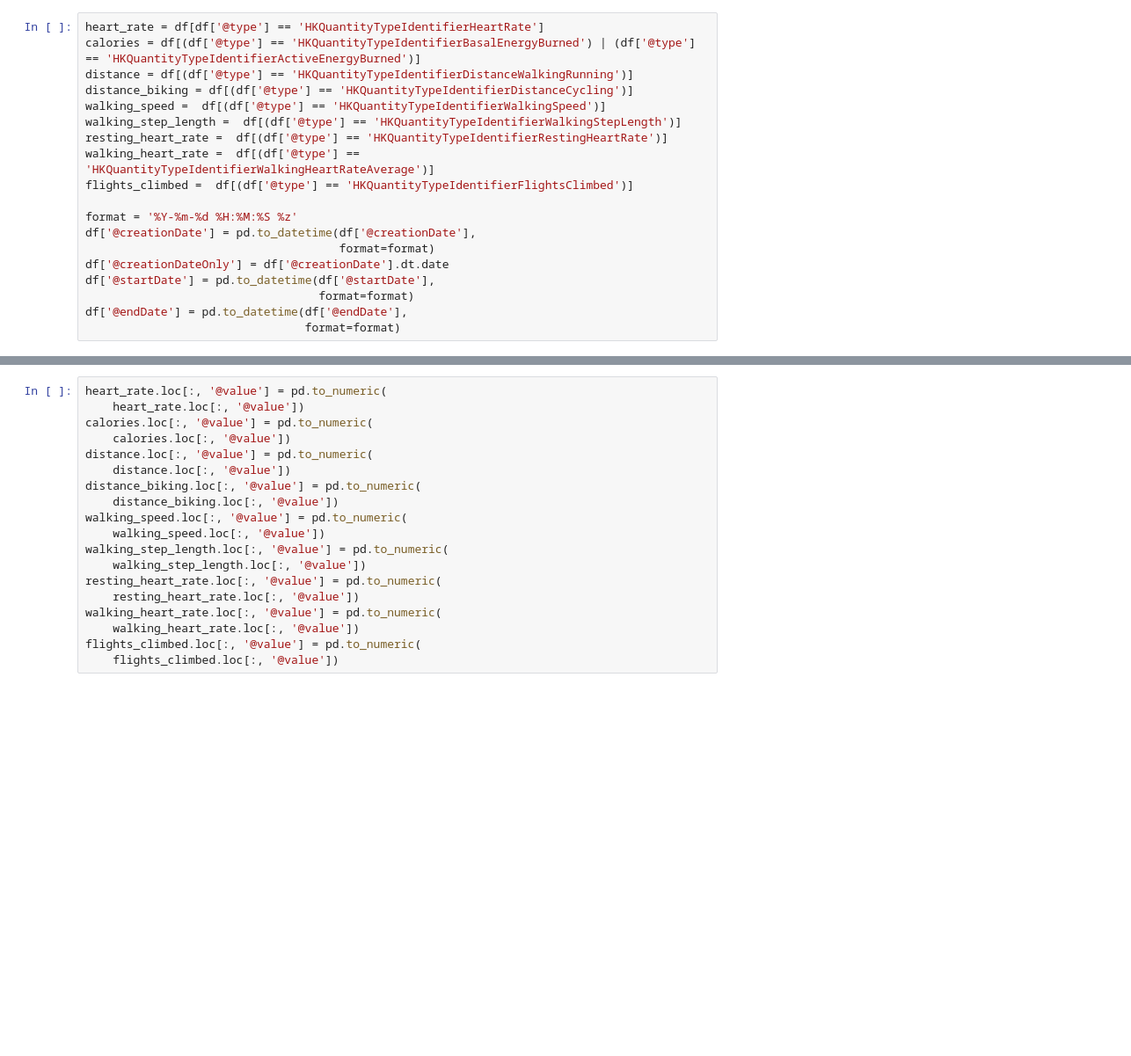
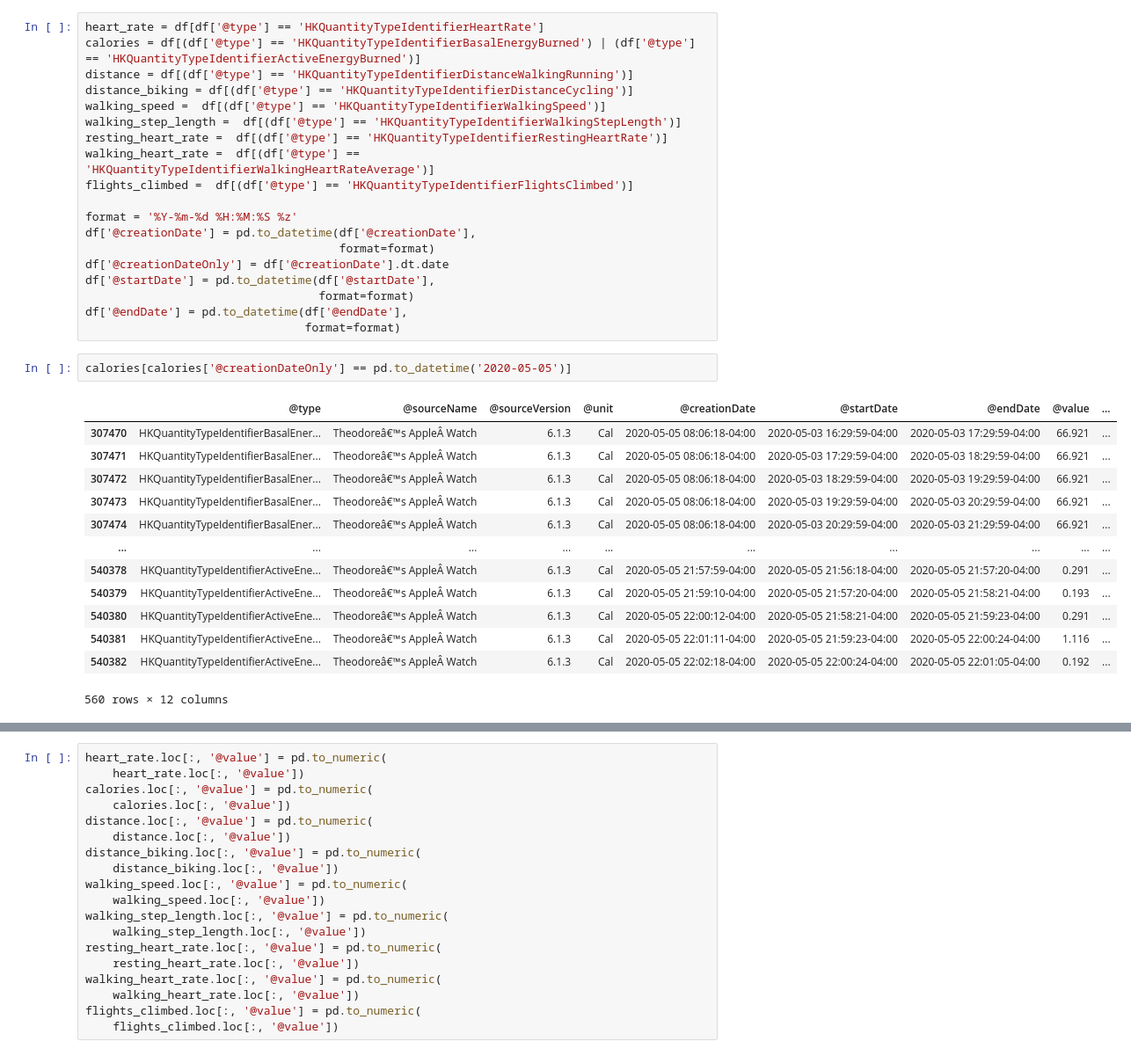
Before and after one commit to TheoYochum/Times-Contest-Project, a Jupyter notebook: Stats.ipynb, the cells around one changed output, grey strips where cells are left out. Shown: that part at 88% size. Drawn from its saved outputs; the diff is of its cells as text; blank space fills up the shorter version.

Commit message:
Messed around with the data
Addded a list of calorie outliers currently untitled

```diff
--- a/Stats.ipynb
+++ b/Stats.ipynb
@@ -55,3 +55,19 @@ df['@startDate'] = pd.to_datetime(df['@startDate'],
                                   format=format)
 df['@endDate'] = pd.to_datetime(df['@endDate'],
                                 format=format)
+# %%
+calories[calories['@creationDateOnly'] == pd.to_datetime('2020-05-05')]
+# %% [output]
+|  | @type | @sourceName | @sourceVersion | @unit | @creationDate | @startDate | @endDate | @value | ... |
+| 307470 | HKQuantityTypeIdentifierBasalEner... | Theodoreâ€™s AppleÂ Watch | 6.1.3 | Cal | 2020-05-05 08:06:18-04:00 | 2020-05-03 16:29:59-04:00 | 2020-05-03 17:29:59-04:00 | 66.921 | ... |
+| 307471 | HKQuantityTypeIdentifierBasalEner... | Theodoreâ€™s AppleÂ Watch | 6.1.3 | Cal | 2020-05-05 08:06:18-04:00 | 2020-05-03 17:29:59-04:00 | 2020-05-03 18:29:59-04:00 | 66.921 | ... |
+| 307472 | HKQuantityTypeIdentifierBasalEner... | Theodoreâ€™s AppleÂ Watch | 6.1.3 | Cal | 2020-05-05 08:06:18-04:00 | 2020-05-03 18:29:59-04:00 | 2020-05-03 19:29:59-04:00 | 66.921 | ... |
+| 307473 | HKQuantityTypeIdentifierBasalEner... | Theodoreâ€™s AppleÂ Watch | 6.1.3 | Cal | 2020-05-05 08:06:18-04:00 | 2020-05-03 19:29:59-04:00 | 2020-05-03 20:29:59-04:00 | 66.921 | ... |
+| 307474 | HKQuantityTypeIdentifierBasalEner... | Theodoreâ€™s AppleÂ Watch | 6.1.3 | Cal | 2020-05-05 08:06:18-04:00 | 2020-05-03 20:29:59-04:00 | 2020-05-03 21:29:59-04:00 | 66.921 | ... |
+| ... | ... | ... | ... | ... | ... | ... | ... | ... | ... |
+| 540378 | HKQuantityTypeIdentifierActiveEne... | Theodoreâ€™s AppleÂ Watch | 6.1.3 | Cal | 2020-05-05 21:57:59-04:00 | 2020-05-05 21:56:18-04:00 | 2020-05-05 21:57:20-04:00 | 0.291 | ... |
+| 540379 | HKQuantityTypeIdentifierActiveEne... | Theodoreâ€™s AppleÂ Watch | 6.1.3 | Cal | 2020-05-05 21:59:10-04:00 | 2020-05-05 21:57:20-04:00 | 2020-05-05 21:58:21-04:00 | 0.193 | ... |
+| 540380 | HKQuantityTypeIdentifierActiveEne... | Theodoreâ€™s AppleÂ Watch | 6.1.3 | Cal | 2020-05-05 22:00:12-04:00 | 2020-05-05 21:58:21-04:00 | 2020-05-05 21:59:23-04:00 | 0.291 | ... |
+| 540381 | HKQuantityTypeIdentifierActiveEne... | Theodoreâ€™s AppleÂ Watch | 6.1.3 | Cal | 2020-05-05 22:01:11-04:00 | 2020-05-05 21:59:23-04:00 | 2020-05-05 22:00:24-04:00 | 1.116 | ... |
+| 540382 | HKQuantityTypeIdentifierActiveEne... | Theodoreâ€™s AppleÂ Watch | 6.1.3 | Cal | 2020-05-05 22:02:18-04:00 | 2020-05-05 22:00:24-04:00 | 2020-05-05 22:01:05-04:00 | 0.192 | ... |
+560 rows × 12 columns
```
Also changed, not shown: parts of 6 cells of this notebook, 1 other file.
